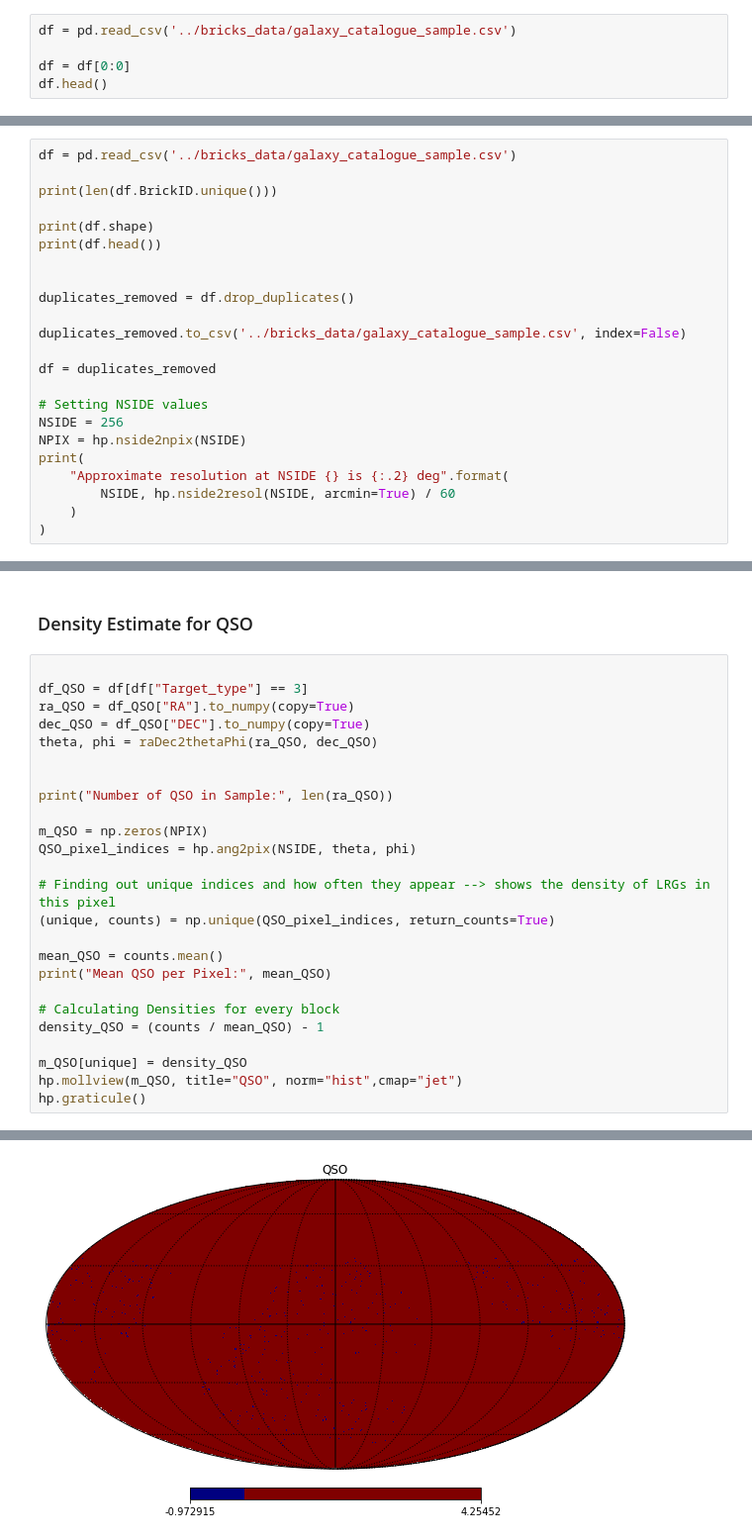
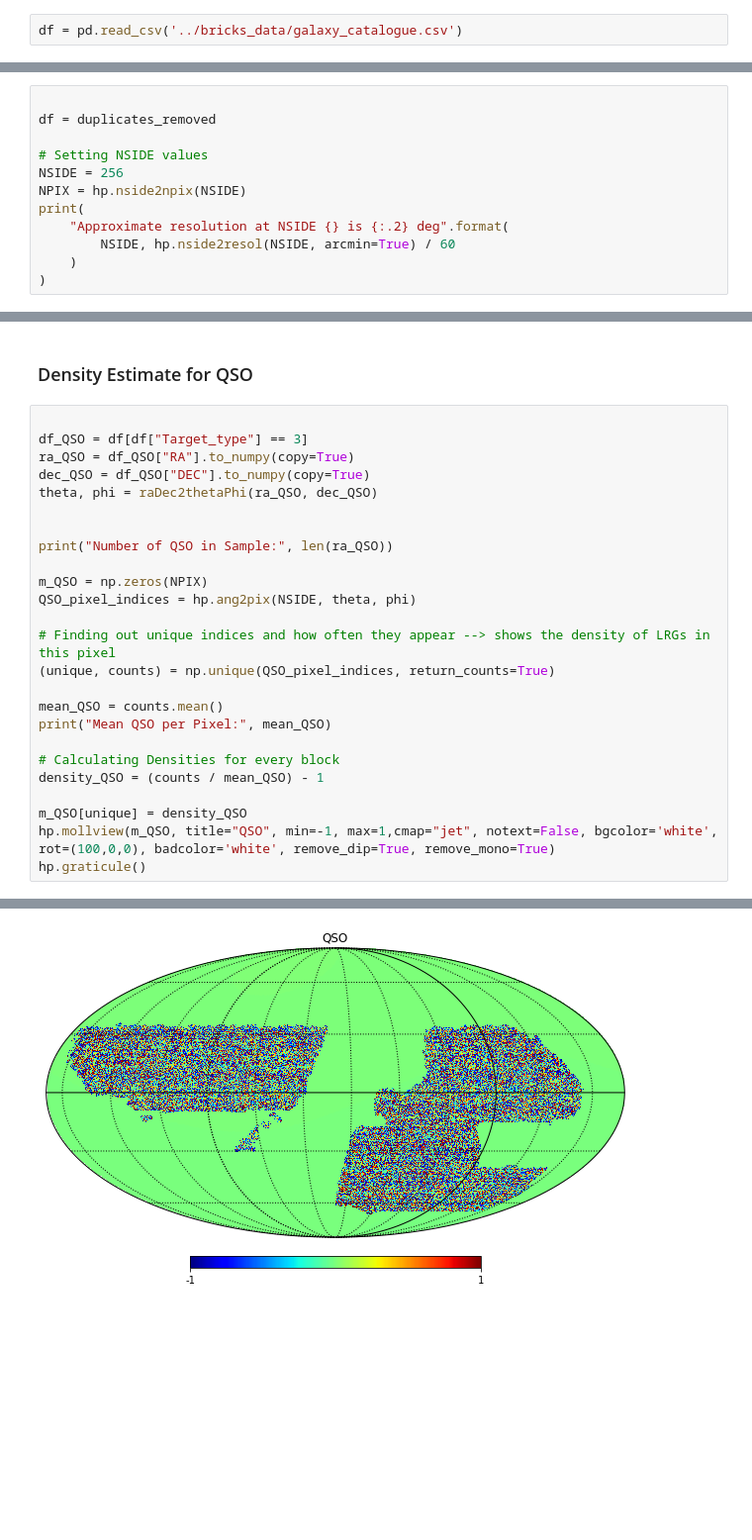
Before and after one commit to elleggert/astrostatistics, a Jupyter notebook: data_exploration/galaxy_density.ipynb, the cells around one changed output, grey strips where cells are left out. Shown at 99% size. Cells and saved outputs as stored; diff of their text form; blank space fills up the shorter version.

Commit message:
Experimental Visualisation with new Healpy Features

```diff
--- a/data_exploration/galaxy_density.ipynb
+++ b/data_exploration/galaxy_density.ipynb
@@ -6,6 +7,3 @@ import pandas as pd
 # %%
-df = pd.read_csv('../bricks_data/galaxy_catalogue_sample.csv')
-
-df = df[0:0]
-df.head()
+df = pd.read_csv('../bricks_data/galaxy_catalogue.csv')
 # %% [output]
@@ -13,15 +52,4 @@ df.head()
 # %%
-df = pd.read_csv('../bricks_data/galaxy_catalogue_sample.csv')
-
-print(len(df.BrickID.unique()))
-
-print(df.shape)
-print(df.head())
-
-
-duplicates_removed = df.drop_duplicates()
-
-duplicates_removed.to_csv('../bricks_data/galaxy_catalogue_sample.csv', index=False)
 
 df = duplicates_removed
 
@@ -121,6 +151,6 @@ print("Mean QSO per Pixel:", mean_QSO)
 density_QSO = (counts / mean_QSO) - 1
 
 m_QSO[unique] = density_QSO
-hp.mollview(m_QSO, title="QSO", norm="hist",cmap="jet")
+hp.mollview(m_QSO, title="QSO", min=-1, max=1,cmap="jet", notext=False, bgcolor='white', rot=(100,0,0), badcolor='white', remove_dip=True, remove_mono=True)
 hp.graticule()
 # %% [output]
@@ -129 +159 @@ Mean QSO per Pixel: 36.92058943921408
-[figure, old version]
+[figure, new version]
```
Also changed, not shown: parts of 12 cells of this notebook.
